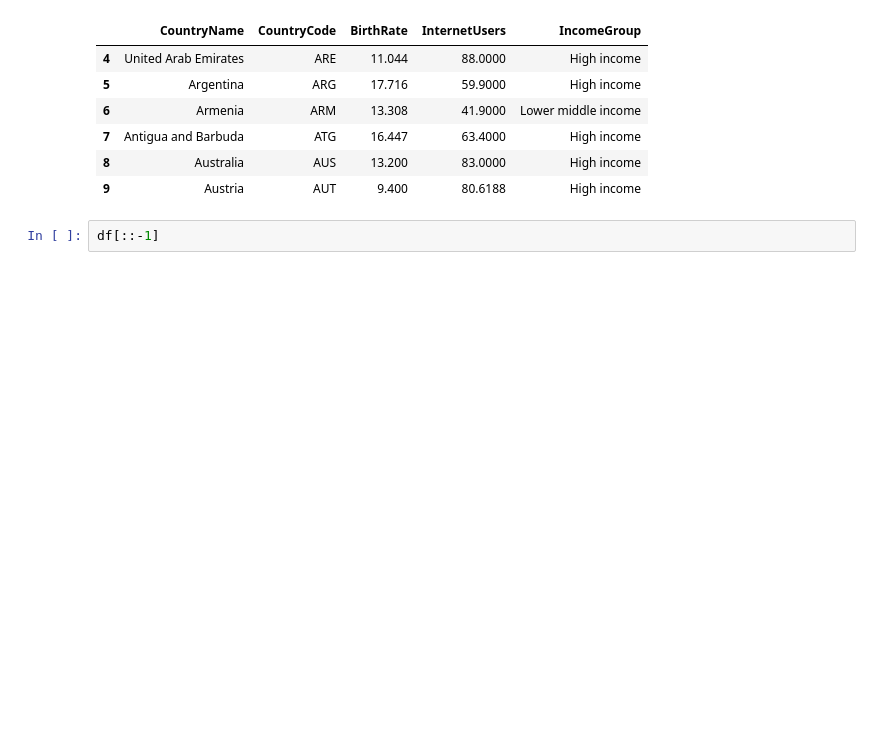
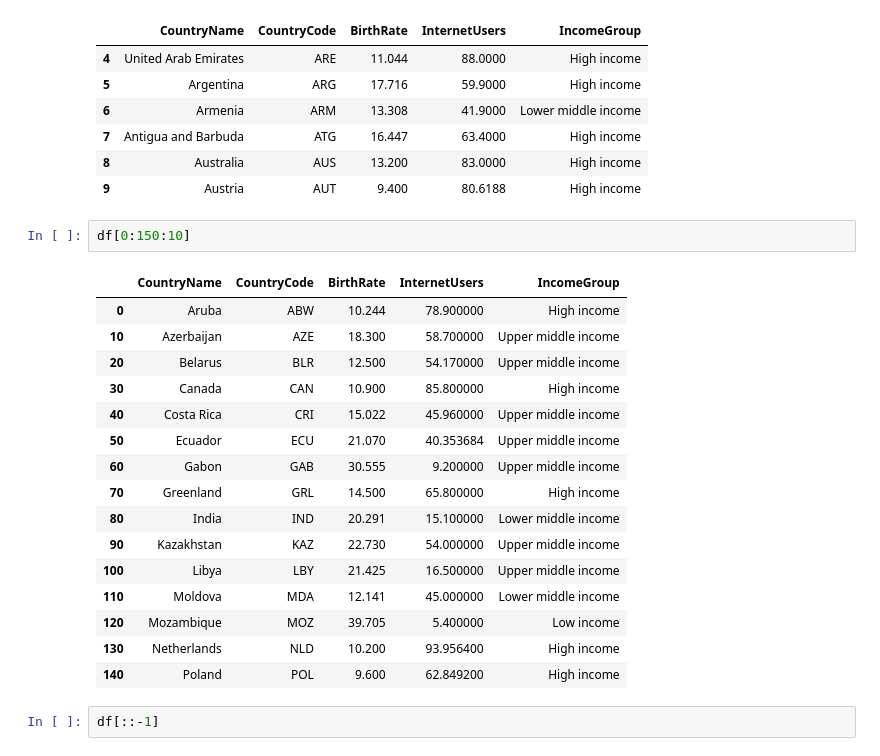
Before and after one commit to Ram2002-ai/DataScience_NareshIt, a Jupyter notebook: Python_libraries/Pandas.ipynb, the cells around one changed output. Drawn from its saved outputs; the diff is of its cells as text; blank space fills up the shorter version.

```diff
--- a/Python_libraries/Pandas.ipynb
+++ b/Python_libraries/Pandas.ipynb
@@ -312,6 +312,25 @@ df[4:10]
 | 7 | Antigua and Barbuda | ATG | 16.447 | 63.4000 | High income |
 | 8 | Australia | AUS | 13.200 | 83.0000 | High income |
 | 9 | Austria | AUT | 9.400 | 80.6188 | High income |
+# %%
+df[0:150:10]
+# %% [output]
+|  | CountryName | CountryCode | BirthRate | InternetUsers | IncomeGroup |
+| 0 | Aruba | ABW | 10.244 | 78.900000 | High income |
+| 10 | Azerbaijan | AZE | 18.300 | 58.700000 | Upper middle income |
+| 20 | Belarus | BLR | 12.500 | 54.170000 | Upper middle income |
+| 30 | Canada | CAN | 10.900 | 85.800000 | High income |
+| 40 | Costa Rica | CRI | 15.022 | 45.960000 | Upper middle income |
+| 50 | Ecuador | ECU | 21.070 | 40.353684 | Upper middle income |
+| 60 | Gabon | GAB | 30.555 | 9.200000 | Upper middle income |
+| 70 | Greenland | GRL | 14.500 | 65.800000 | High income |
+| 80 | India | IND | 20.291 | 15.100000 | Lower middle income |
+| 90 | Kazakhstan | KAZ | 22.730 | 54.000000 | Upper middle income |
+| 100 | Libya | LBY | 21.425 | 16.500000 | Upper middle income |
+| 110 | Moldova | MDA | 12.141 | 45.000000 | Lower middle income |
+| 120 | Mozambique | MOZ | 39.705 | 5.400000 | Low income |
+| 130 | Netherlands | NLD | 10.200 | 93.956400 | High income |
+| 140 | Poland | POL | 9.600 | 62.849200 | High income |
 # %%
 df[::-1]
 # %% [output]
```
Also changed, not shown: parts of 46 cells of this notebook, 11 other files.
